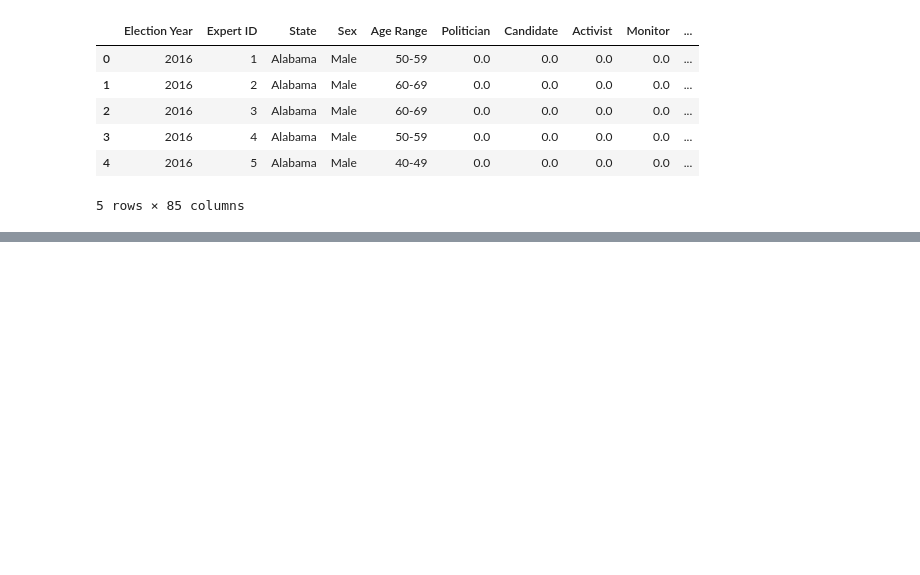
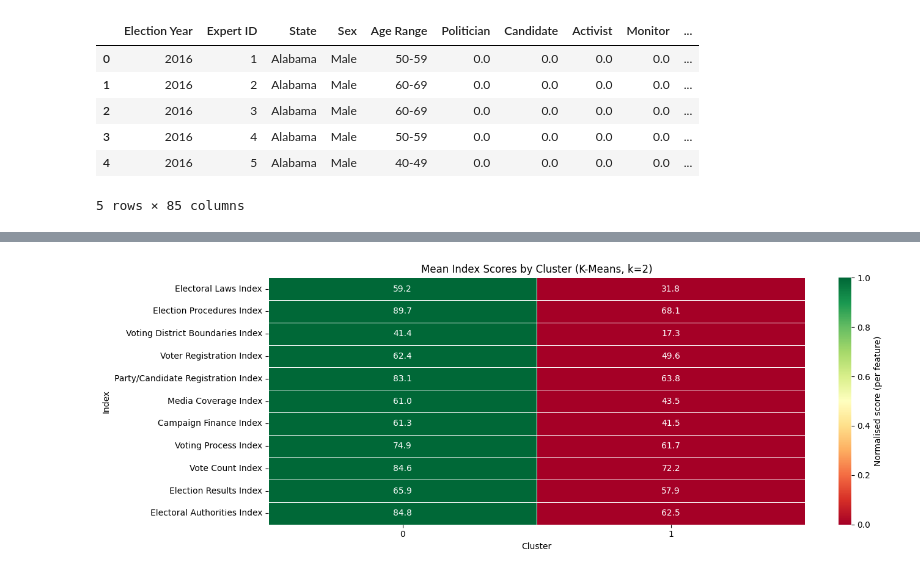
Before and after one commit to charlottedavidson524/2016_US_Election_ML, a Jupyter notebook: notebook/clustering_training.ipynb, the cells around one changed output, grey strips where cells are left out. Drawn from its saved outputs; the diff is of its cells as text; code cells hidden in the pictures; blank space fills up the shorter version.

```diff
--- a/notebook/clustering_training.ipynb
+++ b/notebook/clustering_training.ipynb
@@ -50,0 +195,14 @@ Dataset shape: (726, 85)
+# %%
+km = KMeans(n_clusters=best_k, random_state=42, n_init=10)
+km_labels = km.fit_predict(X)
+cluster_df['KMeans_Cluster'] = km_labels
+
+km_sil = silhouette_score(X, km_labels)
+km_db  = davies_bouldin_score(X, km_labels)
+
+print(f'K-Means (k={best_k})')
+print(f'  Silhouette Score:  {km_sil:.4f}')
+print(f'  Davies-Bouldin:    {km_db:.4f}')
+print(f'  Inertia:           {km.inertia_:.2f}')
+print(f'\nCluster sizes:')
+print(cluster_df['KMeans_Cluster'].value_counts().sort_index())
@@ -50,0 +348,25 @@ Dataset shape: (726, 85)
+# %%
+# Mean index heatmap
+
+cluster_means = cluster_df.groupby('KMeans_Cluster')[index_cols].mean()
+
+# Normalise per feature for colour only
+cluster_means_norm = (cluster_means - cluster_means.min()) / (cluster_means.max() - cluster_means.min() + 1e-9)
+
+fig, ax = plt.subplots(figsize=(14, 5))
+sns.heatmap(
+    cluster_means_norm.T,
+    annot=cluster_means.T.round(1),
+    fmt='.1f',
+    cmap='RdYlGn',
+    ax=ax,
+    linewidths=0.5,
+    cbar_kws={'label': 'Normalised score (per feature)'}
+)
+ax.set_title(f'Mean Index Scores by Cluster (K-Means, k={best_k})')
+ax.set_xlabel('Cluster')
+ax.set_ylabel('Index')
+plt.tight_layout()
+plt.show()
+# %% [output]
+[figure, added]
```
Also changed, not shown: parts of 25 cells of this notebook.
